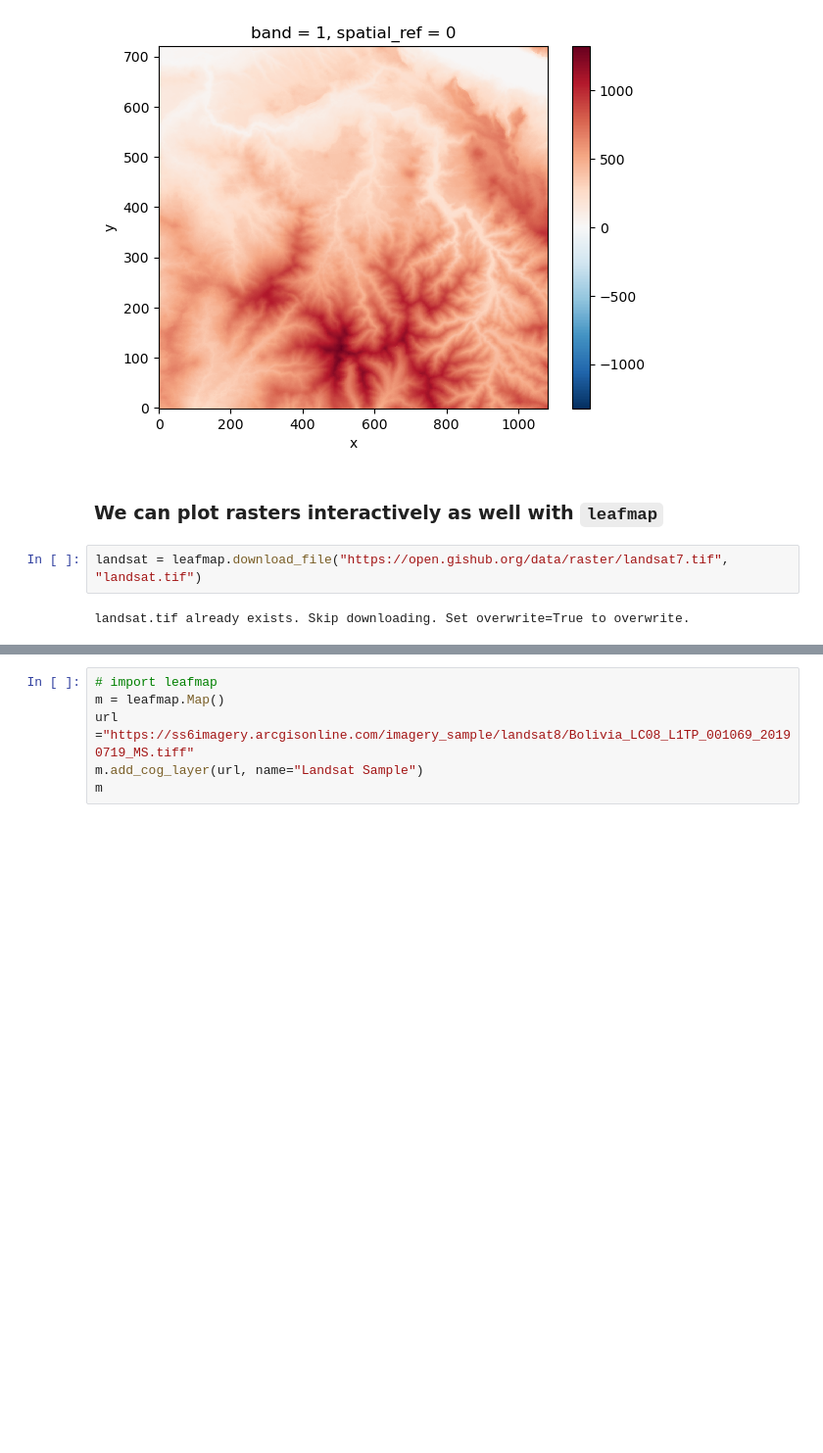
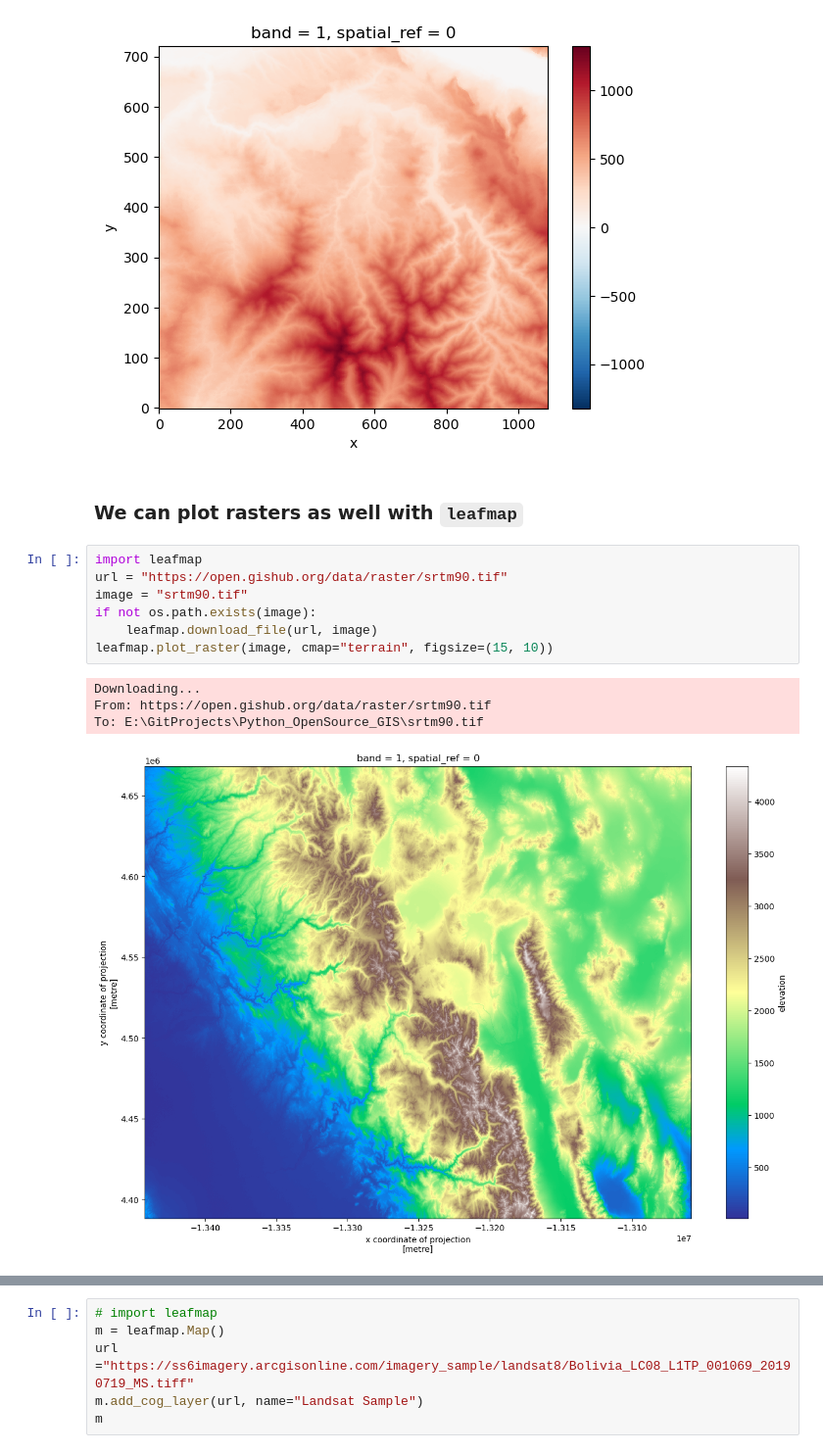
Before and after one commit to USEPA/Python_OpenSource_GIS, a Jupyter notebook: Python_OpenSource_GIS.ipynb, the cells around one changed output, grey strips where cells are left out. Shown at 98% size. Drawn from its saved outputs; the diff is of its cells as text; blank space fills up the shorter version.

Commit message:
Added some last leafmap stuff

```diff
--- a/Python_OpenSource_GIS.ipynb
+++ b/Python_OpenSource_GIS.ipynb
@@ -680,8 +680,16 @@ chunk2.plot()
 <matplotlib.collections.QuadMesh at 0x...>
 [figure]
 # %% [markdown]
-### We can plot rasters interactively as well with `leafmap`
+### We can plot rasters as well with `leafmap`
 # %%
-landsat = leafmap.download_file("https://open.gishub.org/data/raster/landsat7.tif", "landsat.tif")
+import leafmap
+url = "https://open.gishub.org/data/raster/srtm90.tif"
+image = "srtm90.tif"
+if not os.path.exists(image):
+    leafmap.download_file(url, image)
+leafmap.plot_raster(image, cmap="terrain", figsize=(15, 10))
 # %% [output]
-landsat.tif already exists. Skip downloading. Set overwrite=True to overwrite.
+Downloading...
+From: https://open.gishub.org/data/raster/srtm90.tif
+To: E:\GitProjects\Python_OpenSource_GIS\srtm90.tif
+[figure, added]
```
Also changed, not shown: parts of 7 cells of this notebook.
